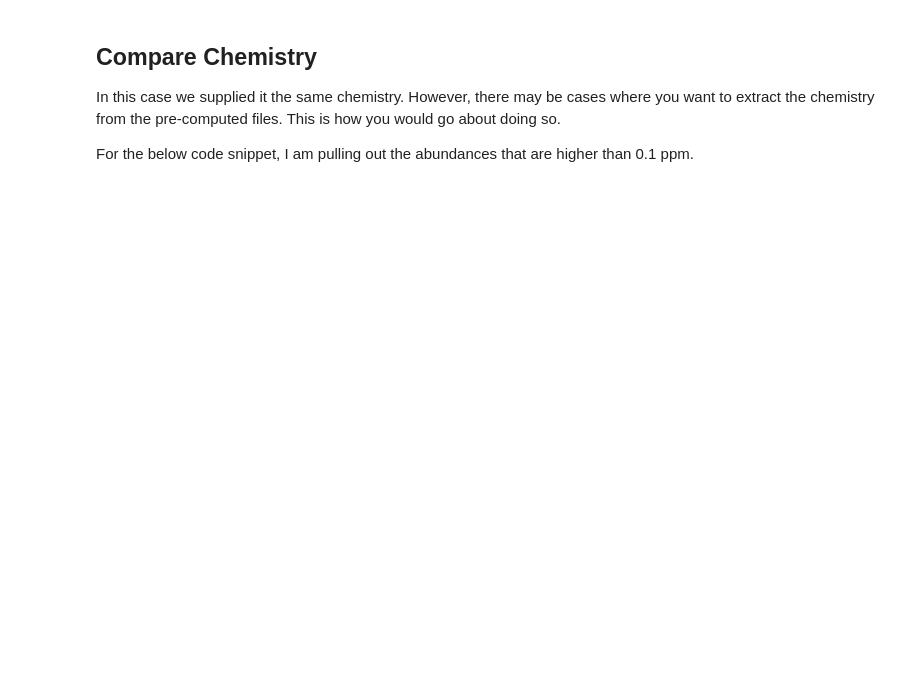
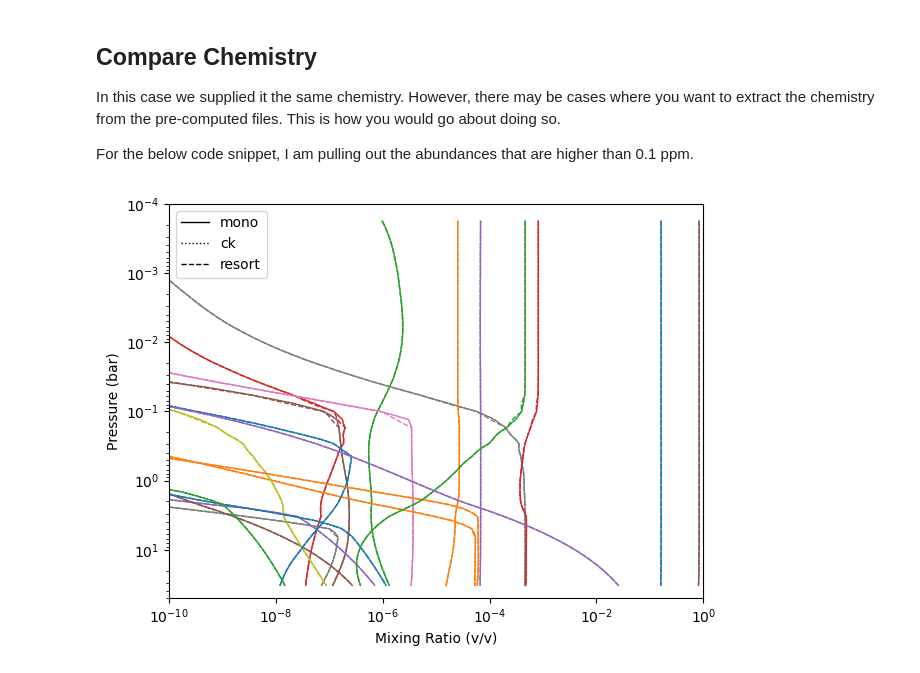
Before and after one commit to natashabatalha/picaso, a Jupyter notebook: docs/notebooks/10_CorrelatedKTables.ipynb, the cells around one changed output. Drawn from its saved outputs; the diff is of its cells as text; code cells hidden in the pictures; blank space fills up the shorter version.

```diff
--- a/docs/notebooks/10_CorrelatedKTables.ipynb
+++ b/docs/notebooks/10_CorrelatedKTables.ipynb
@@ -73,7 +107,10 @@ cases['mono'].atmosphere(df=cases['ck'].inputs['atmosphere']['profile'])
 # %%
 df = {}
+
+# Run picaso with each of the cases
 df['ck'] = cases['ck'].spectrum(calc['ck'],full_output=True, calculation='thermal')
 df['mono'] = cases['mono'].spectrum(calc['mono'],full_output=True, calculation='thermal')
+df['resort'] = cases['resort'].spectrum(calc['resort'],full_output=True, calculation='thermal')
 # %% [markdown]
 ## Compare the optical depth for various layers
 
@@ -140,24 +170,23 @@ jpi.show(jpi.spectrum(x,
 In this case we supplied it the same chemistry. However, there may be cases where you want to extract the chemistry from the pre-computed files. This is how you would go about doing so.
 
 For the below code snippet, I am pulling out the abundances that are higher than 0.1 ppm.
-# %%
-f = jpi.figure(y_range=[50,1e-4], y_axis_type='log',x_axis_type='log',
-               x_range=[1e-8, 1], y_axis_label='Pressure (bar)',
-              x_axis_label='Mixing Ratio (v/v)')
-
-cols = jpi.pals.Category20[20]
-ii=0
-for i in cases['ck'].inputs['atmosphere']['profile'].keys():
-    if i in ['pressure','temperature']:
-        continue
-    if i in cases['ck'].inputs['atmosphere']['profile'].keys():
-        for j ,line in zip(['ck', 'mono'], ['dotted','solid']):
-            try:
-                x = cases[j].inputs['atmosphere']['profile'][i]
-            except:
-                pass
-            if x.max()>1e-7:
-                y = cases[j].inputs['atmosphere']['profile']['pressure']
-                f.line(x,y, line_width=3,line_dash=line,color=cols[ii])
-                if j == 'mono':ii+=1
-jpi.show(f)
+# %%
+styles = {'mono': '-', 'ck': ':', 'resort': '--'}
+colors = cycle(plt.cm.tab10.colors)
+
+fig, ax = plt.subplots()
+ax.set(xscale='log', yscale='log', xlim=(1e-10, 1), ylim=(50, 1e-4), xlabel='Mixing Ratio (v/v)', ylabel='Pressure (bar)')
+
+species = {c for k in styles for c in cases[k].inputs['atmosphere']['profile'].columns if c not in ('pressure', 'temperature')}
+
+for clr, sp in zip(colors, species):
+    for case, ls in styles.items():
+        df = cases[case].inputs['atmosphere']['profile']
+        x = df.get(sp)
+        if x is not None and x.max() > 1e-8:
+            ax.plot(x, df['pressure'], color=clr, ls=ls, lw=1)
+
+ax.legend([Line2D([], [], color='k', lw=1, ls=ls) for ls in styles.values()], styles.keys())
+plt.tight_layout()
+# %% [output]
+[figure, added]
```
Also changed, not shown: parts of 16 cells of this notebook, 1 other file.
